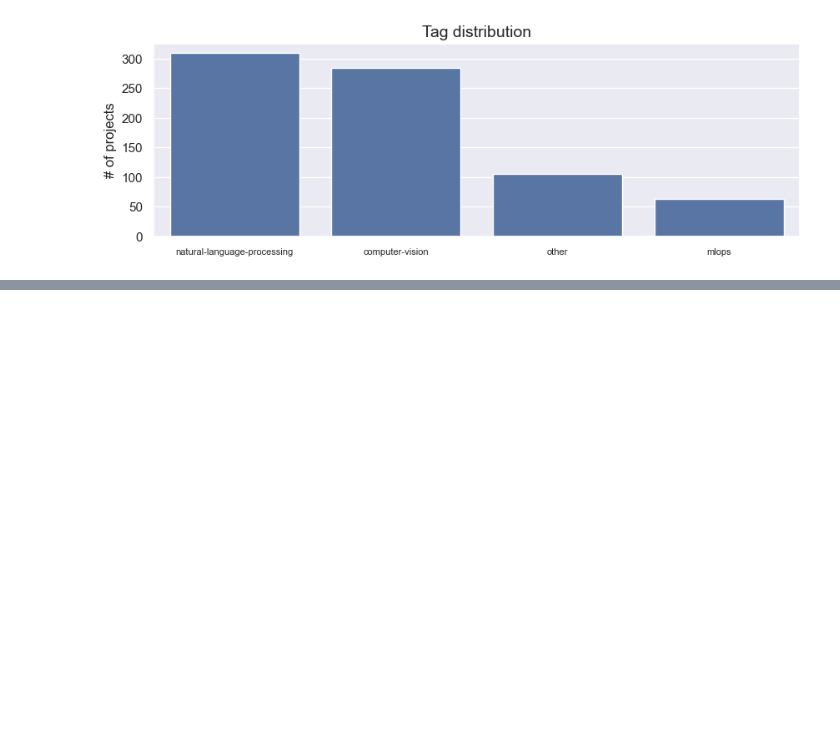
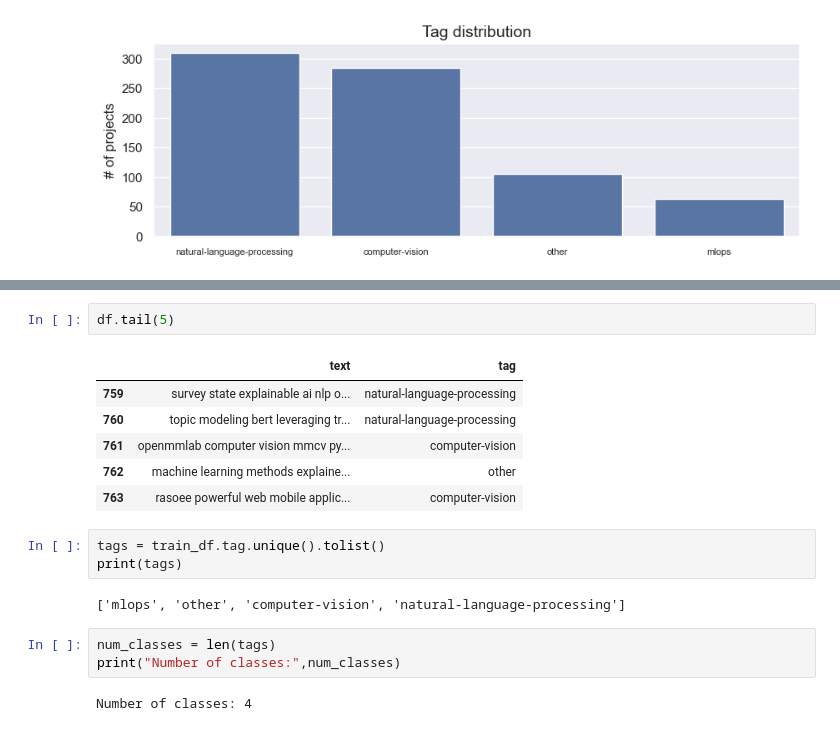
Before and after one commit to sreedeepEK/sortify, a Jupyter notebook: file.ipynb, the cells around one changed output, grey strips where cells are left out. Saved outputs shown, nothing was run; the diff lists cells and outputs as text; blank space fills up the shorter version.

```diff
--- a/file.ipynb
+++ b/file.ipynb
@@ -111,0 +179,19 @@ plt.imshow(cloud)
+# %%
+df.tail(5)
+# %% [output]
+|  | text | tag |
+| 759 | survey state explainable ai nlp o... | natural-language-processing |
+| 760 | topic modeling bert leveraging tr... | natural-language-processing |
+| 761 | openmmlab computer vision mmcv py... | computer-vision |
+| 762 | machine learning methods explaine... | other |
+| 763 | rasoee powerful web mobile applic... | computer-vision |
+# %%
+tags = train_df.tag.unique().tolist()
+print(tags)
+# %% [output]
+['mlops', 'other', 'computer-vision', 'natural-language-processing']
+# %%
+num_classes = len(tags)
+print("Number of classes:",num_classes)
+# %% [output]
+Number of classes: 4
```
Also changed, not shown: parts of 14 cells of this notebook.
